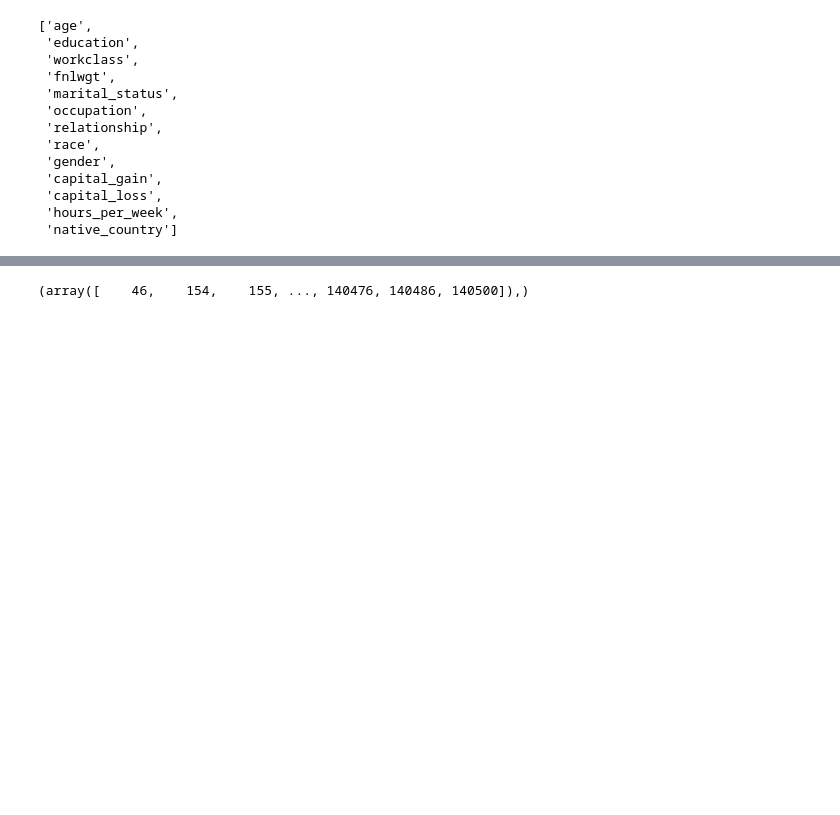
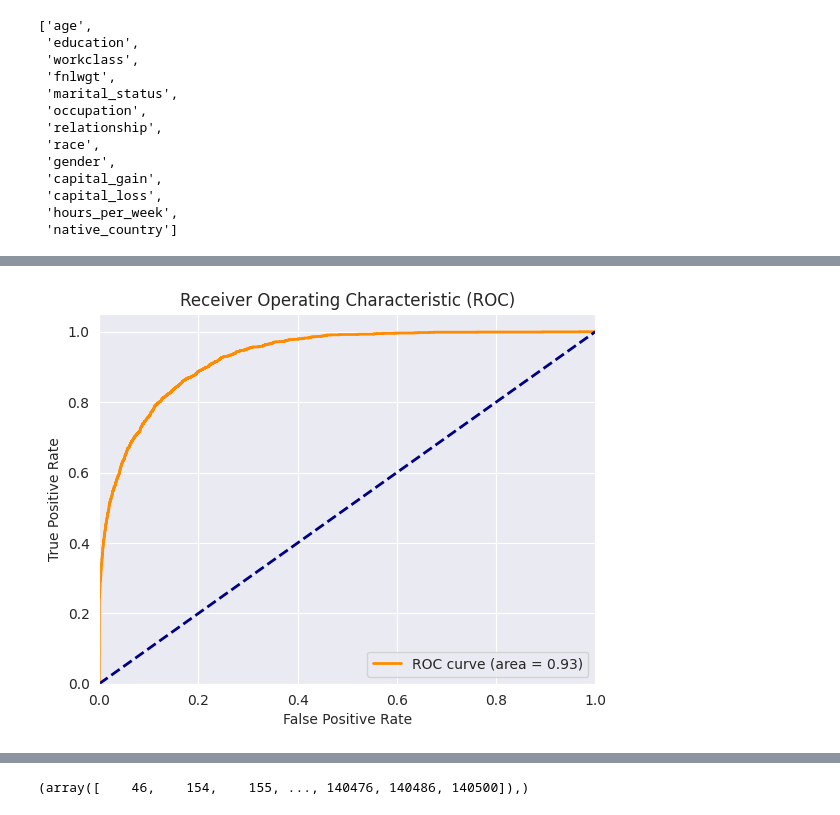
Before and after one commit to TimurTKO/BankPrediction, a Jupyter notebook: model.ipynb, the cells around one changed output, grey strips where cells are left out. Drawn from its saved outputs; the diff is of its cells as text; code cells hidden in the pictures; blank space fills up the shorter version.

```diff
--- a/model.ipynb
+++ b/model.ipynb
@@ -355,6 +439,10 @@ from sklearn.preprocessing import OneHotEncoder
 from sklearn.model_selection import train_test_split
 from sklearn.metrics import accuracy_score, classification_report, confusion_matrix
 from sklearn.model_selection import cross_val_score
+import sklearn
+sklearn.set_config(transform_output="pandas")
+
+df = pd.read_csv('files/train.csv', low_memory=False)
 
 # Define the features and target
 y = df['income_>50K']
@@ -367,13 +455,15 @@ print(X.columns)
 X_train, X_test, y_train, y_test = train_test_split(X, y, test_size=0.2, random_state=42)
 
 # Define the categorical and numerical columns
-categorical_columns = X.select_dtypes(include=['uint32']).columns
-numerical_columns = X.select_dtypes(include=['uint8']).columns
+#categorical_columns = X.select_dtypes(include=['uint32']).columns
+#numerical_columns = X.select_dtypes(include=['uint8']).columns
+categorical_columns = list(X_train.select_dtypes(include=['object']).columns)
+numerical_columns = list(X_train.select_dtypes(exclude=['object']).columns)
 
 # Define the preprocessing steps
 categorical_transformer = Pipeline(steps=[
-    ('imputer', SimpleImputer(strategy='constant', fill_value=-1)),
-    ('onehot', OneHotEncoder(handle_unknown='ignore'))
+    ('imputer', SimpleImputer(strategy='constant', fill_value='missing')),
+    #('onehot', OneHotEncoder(handle_unknown='ignore'))
 ])
 
 numerical_transformer = Pipeline(steps=[
@@ -393,7 +483,9 @@ model = CatBoostClassifier(iterations=1000,
                            learning_rate=0.1,
                            depth=6,
                            loss_function='Logloss',
-                           verbose=True)
+                           verbose=False,
+                           cat_features= ['cat__' + col for col in categorical_columns]
+                           )
 
 # Create the pipeline
 pipeline = Pipeline(steps=[
@@ -418,0 +583,70 @@ CatBoostError: Input data must have at least one feature
+# %%
+y_probs = pipeline.predict_proba(X_test)[:, 1]
+
+pred_test = y_probs > 0.5
+
+f1_test = f1_score(pred_test, y_test, average='macro')
+
+
+f1_test_1 = f1_score(pred_test, y_test, average='micro')
+
+
+f1_test_2 = f1_score(pred_test, y_test, average='weighted')
+
+accuracy = accuracy_score(pred_test, y_test)
+
+precision = precision_score(pred_test, y_test, average='macro')
+
+recall = recall_score(pred_test, y_test, average='macro')
+
+
+
+
+
+
+fpr, tpr, thresholds = roc_curve(y_test, y_probs)
+auc = roc_auc_score(y_test, y_probs)
+plt.figure()
+plt.plot(fpr, tpr, color='darkorange', lw=2, label=f'ROC curve (area = {auc:.2f})')
+plt.plot([0, 1], [0, 1], color='navy', lw=2, linestyle='--')
+plt.xlim([0.0, 1.0])
+plt.ylim([0.0, 1.05])
+plt.xlabel('False Positive Rate')
+plt.ylabel('True Positive Rate')
+plt.title('Receiver Operating Characteristic (ROC)')
+plt.legend(loc='lower right')
+plt.show()
+
+cm = confusion_matrix(y_test, pred_test)
+
+plt.figure(figsize=(8, 6))
+sns.heatmap(cm, annot=True, fmt='d', cmap='Blues', cbar=False, xticklabels=['Predicted Negative', 'Predicted Positive'], yticklabels=['Actual Negative', 'Actual Positive'])
+plt.xlabel('Predicted')
+plt.ylabel('Actual')
+plt.title('Confusion Matrix')
+plt.show()
+
+print(f'''
+f1_test_macro: {f1_test}
+
+f1_test_micro: {f1_test_1}
+
+f1_test_weighted: {f1_test_2}
+
+precision: {precision}
+
+recall: {recall}
+
+accuracy: {accuracy}
+
+''')
+
+#print('f1_test_macro:', f1_test, 'f1_test_micro:', f1_test_1, 'f1_test_weighted:', f1_test_2, 'accuracy:', accuracy, 'precision:', precision, 'recall:', recall)
+
+y_test.value_counts(normalize=True)
+
+un = pd.DataFrame({'y_test': y_test, 'pred_test': pred_test})
+un['pred_test'] = un['pred_test'].astype('int')
+un.value_counts(normalize=True)
+# %% [output]
+[figure, added]
```
Also changed, not shown: parts of 15 cells of this notebook, 5 other files.
